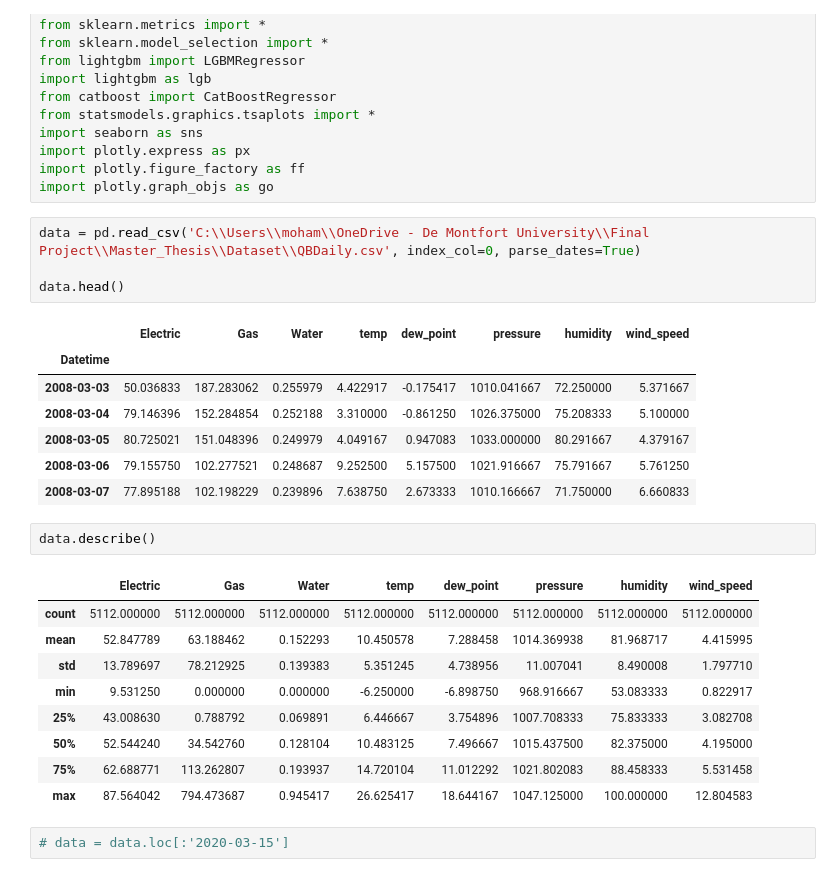
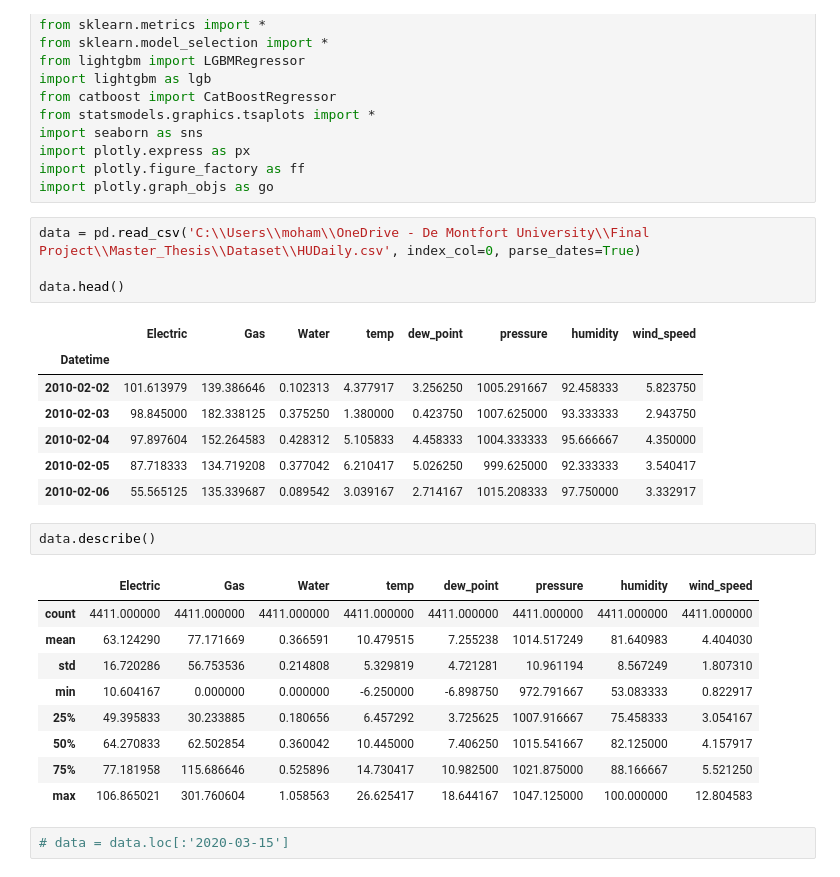
Before and after one commit to UsmanKolo/Master_Thesis, a Jupyter notebook: Notebooks/LightGBM2.ipynb, the cells around one changed output. Drawn from its saved outputs; the diff is of its cells as text.

```diff
--- a/Notebooks/LightGBM2.ipynb
+++ b/Notebooks/LightGBM2.ipynb
@@ -19,29 +19,29 @@ import plotly.express as px
 import plotly.figure_factory as ff
 import plotly.graph_objs as go
 # %%
-data = pd.read_csv('C:\\Users\\moham\\OneDrive - De Montfort University\\Final Project\\Master_Thesis\\Dataset\\QBDaily.csv', index_col=0, parse_dates=True)
+data = pd.read_csv('C:\\Users\\moham\\OneDrive - De Montfort University\\Final Project\\Master_Thesis\\Dataset\\HUDaily.csv', index_col=0, parse_dates=True)
 
 data.head()
 # %% [output]
 |  | Electric | Gas | Water | temp | dew_point | pressure | humidity | wind_speed |
 | Datetime |  |  |  |  |  |  |  |  |
-| 2008-03-03 | 50.036833 | 187.283062 | 0.255979 | 4.422917 | -0.175417 | 1010.041667 | 72.250000 | 5.371667 |
-| 2008-03-04 | 79.146396 | 152.284854 | 0.252188 | 3.310000 | -0.861250 | 1026.375000 | 75.208333 | 5.100000 |
-| 2008-03-05 | 80.725021 | 151.048396 | 0.249979 | 4.049167 | 0.947083 | 1033.000000 | 80.291667 | 4.379167 |
-| 2008-03-06 | 79.155750 | 102.277521 | 0.248687 | 9.252500 | 5.157500 | 1021.916667 | 75.791667 | 5.761250 |
-| 2008-03-07 | 77.895188 | 102.198229 | 0.239896 | 7.638750 | 2.673333 | 1010.166667 | 71.750000 | 6.660833 |
+| 2010-02-02 | 101.613979 | 139.386646 | 0.102313 | 4.377917 | 3.256250 | 1005.291667 | 92.458333 | 5.823750 |
+| 2010-02-03 | 98.845000 | 182.338125 | 0.375250 | 1.380000 | 0.423750 | 1007.625000 | 93.333333 | 2.943750 |
+| 2010-02-04 | 97.897604 | 152.264583 | 0.428312 | 5.105833 | 4.458333 | 1004.333333 | 95.666667 | 4.350000 |
+| 2010-02-05 | 87.718333 | 134.719208 | 0.377042 | 6.210417 | 5.026250 | 999.625000 | 92.333333 | 3.540417 |
+| 2010-02-06 | 55.565125 | 135.339687 | 0.089542 | 3.039167 | 2.714167 | 1015.208333 | 97.750000 | 3.332917 |
 # %%
 data.describe()
 # %% [output]
 |  | Electric | Gas | Water | temp | dew_point | pressure | humidity | wind_speed |
-| count | 5112.000000 | 5112.000000 | 5112.000000 | 5112.000000 | 5112.000000 | 5112.000000 | 5112.000000 | 5112.000000 |
-| mean | 52.847789 | 63.188462 | 0.152293 | 10.450578 | 7.288458 | 1014.369938 | 81.968717 | 4.415995 |
-| std | 13.789697 | 78.212925 | 0.139383 | 5.351245 | 4.738956 | 11.007041 | 8.490008 | 1.797710 |
-| min | 9.531250 | 0.000000 | 0.000000 | -6.250000 | -6.898750 | 968.916667 | 53.083333 | 0.822917 |
-| 25% | 43.008630 | 0.788792 | 0.069891 | 6.446667 | 3.754896 | 1007.708333 | 75.833333 | 3.082708 |
-| 50% | 52.544240 | 34.542760 | 0.128104 | 10.483125 | 7.496667 | 1015.437500 | 82.375000 | 4.195000 |
-| 75% | 62.688771 | 113.262807 | 0.193937 | 14.720104 | 11.012292 | 1021.802083 | 88.458333 | 5.531458 |
-| max | 87.564042 | 794.473687 | 0.945417 | 26.625417 | 18.644167 | 1047.125000 | 100.000000 | 12.804583 |
+| count | 4411.000000 | 4411.000000 | 4411.000000 | 4411.000000 | 4411.000000 | 4411.000000 | 4411.000000 | 4411.000000 |
+| mean | 63.124290 | 77.171669 | 0.366591 | 10.479515 | 7.255238 | 1014.517249 | 81.640983 | 4.404030 |
+| std | 16.720286 | 56.753536 | 0.214808 | 5.329819 | 4.721281 | 10.961194 | 8.567249 | 1.807310 |
+| min | 10.604167 | 0.000000 | 0.000000 | -6.250000 | -6.898750 | 972.791667 | 53.083333 | 0.822917 |
+| 25% | 49.395833 | 30.233885 | 0.180656 | 6.457292 | 3.725625 | 1007.916667 | 75.458333 | 3.054167 |
+| 50% | 64.270833 | 62.502854 | 0.360042 | 10.445000 | 7.406250 | 1015.541667 | 82.125000 | 4.157917 |
+| 75% | 77.181958 | 115.686646 | 0.525896 | 14.730417 | 10.982500 | 1021.875000 | 88.166667 | 5.521250 |
+| max | 106.865021 | 301.760604 | 1.058563 | 26.625417 | 18.644167 | 1047.125000 | 100.000000 | 12.804583 |
 # %%
 # data = data.loc[:'2020-03-15']
 # %%
```
Also changed, not shown: parts of 5 cells of this notebook, 6 other files.
